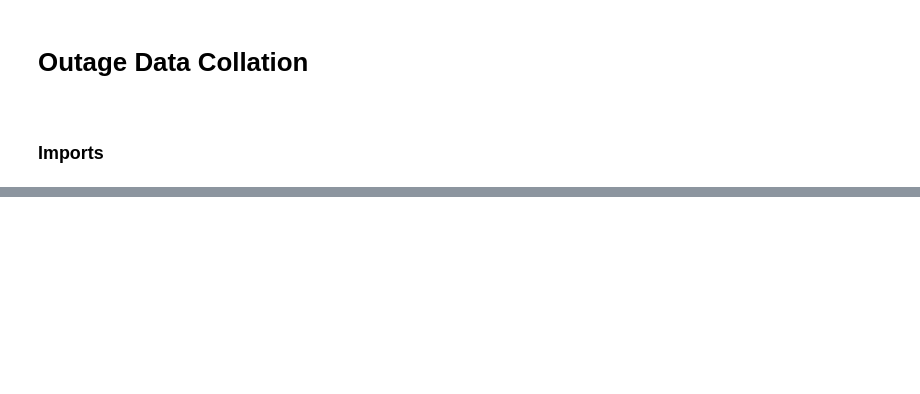
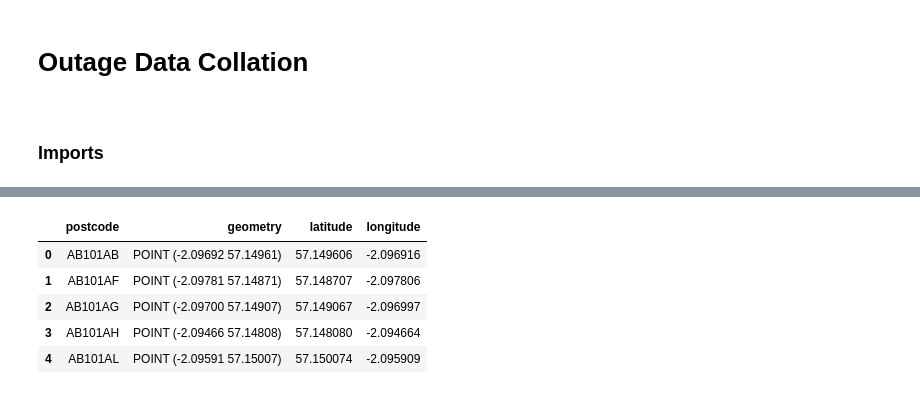
Before and after one commit to OSUKED/Outage-Watch, a Jupyter notebook: nbs/02-collation.ipynb, the cells around one changed output, grey strips where cells are left out. Cells and saved outputs as stored; diff of their text form; code cells hidden in the pictures; blank space fills up the shorter version.

```diff
--- a/nbs/02-collation.ipynb
+++ b/nbs/02-collation.ipynb
@@ -28,0 +50,12 @@ JSON([cleaned_incidents_info])
+# %%
+gdf_postcodes['latitude'] = gdf_postcodes['geometry'].y
+gdf_postcodes['longitude'] = gdf_postcodes['geometry'].x
+# %%
+gdf_postcodes.head()
+# %% [output]
+|  | postcode | geometry | latitude | longitude |
+| 0 | AB101AB | POINT (-2.09692 57.14961) | 57.149606 | -2.096916 |
+| 1 | AB101AF | POINT (-2.09781 57.14871) | 57.148707 | -2.097806 |
+| 2 | AB101AG | POINT (-2.09700 57.14907) | 57.149067 | -2.096997 |
+| 3 | AB101AH | POINT (-2.09466 57.14808) | 57.148080 | -2.094664 |
+| 4 | AB101AL | POINT (-2.09591 57.15007) | 57.150074 | -2.095909 |
```
Also changed, not shown: parts of 8 cells of this notebook, 10 other files.
